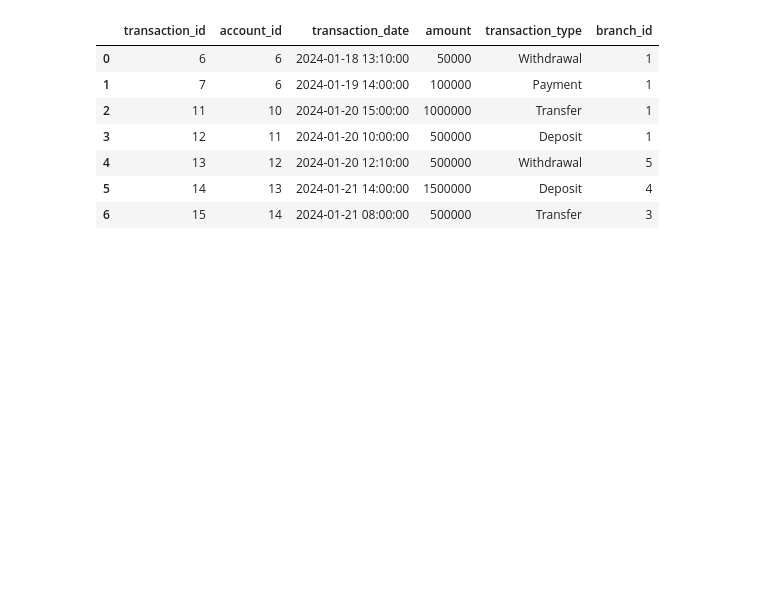
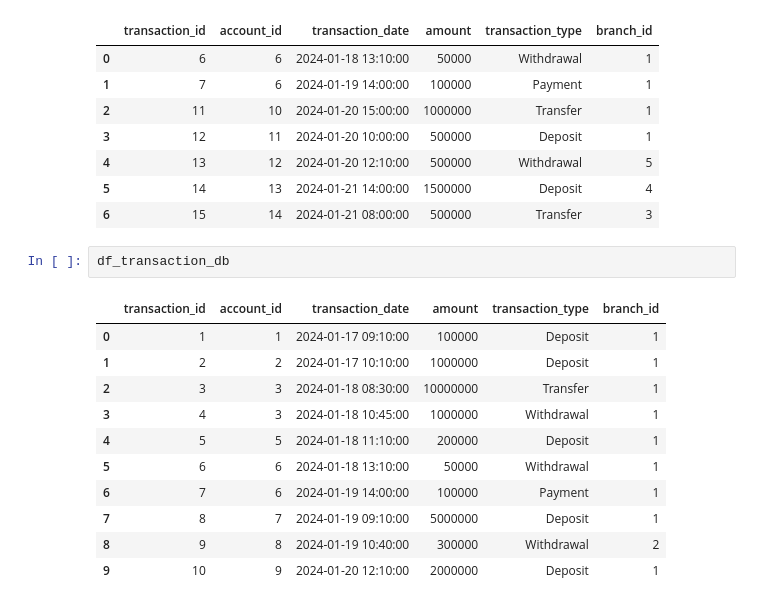
Before and after one commit to reesarosyid/data-engineer-intern, a Jupyter notebook: tryextract.ipynb, the cells around one changed output. Drawn from its saved outputs; the diff is of its cells as text; blank space fills up the shorter version.

```diff
--- a/tryextract.ipynb
+++ b/tryextract.ipynb
@@ -156,3 +166,17 @@ df_transaction_excel
 | 4 | 13 | 12 | 2024-01-20 12:10:00 | 500000 | Withdrawal | 5 |
 | 5 | 14 | 13 | 2024-01-21 14:00:00 | 1500000 | Deposit | 4 |
 | 6 | 15 | 14 | 2024-01-21 08:00:00 | 500000 | Transfer | 3 |
+# %%
+df_transaction_db
+# %% [output]
+|  | transaction_id | account_id | transaction_date | amount | transaction_type | branch_id |
+| 0 | 1 | 1 | 2024-01-17 09:10:00 | 100000 | Deposit | 1 |
+| 1 | 2 | 2 | 2024-01-17 10:10:00 | 1000000 | Deposit | 1 |
+| 2 | 3 | 3 | 2024-01-18 08:30:00 | 10000000 | Transfer | 1 |
+| 3 | 4 | 3 | 2024-01-18 10:45:00 | 1000000 | Withdrawal | 1 |
+| 4 | 5 | 5 | 2024-01-18 11:10:00 | 200000 | Deposit | 1 |
+| 5 | 6 | 6 | 2024-01-18 13:10:00 | 50000 | Withdrawal | 1 |
+| 6 | 7 | 6 | 2024-01-19 14:00:00 | 100000 | Payment | 1 |
+| 7 | 8 | 7 | 2024-01-19 09:10:00 | 5000000 | Deposit | 1 |
+| 8 | 9 | 8 | 2024-01-19 10:40:00 | 300000 | Withdrawal | 2 |
+| 9 | 10 | 9 | 2024-01-20 12:10:00 | 2000000 | Deposit | 1 |
```
Also changed, not shown: parts of 17 cells of this notebook, 3 other files.
